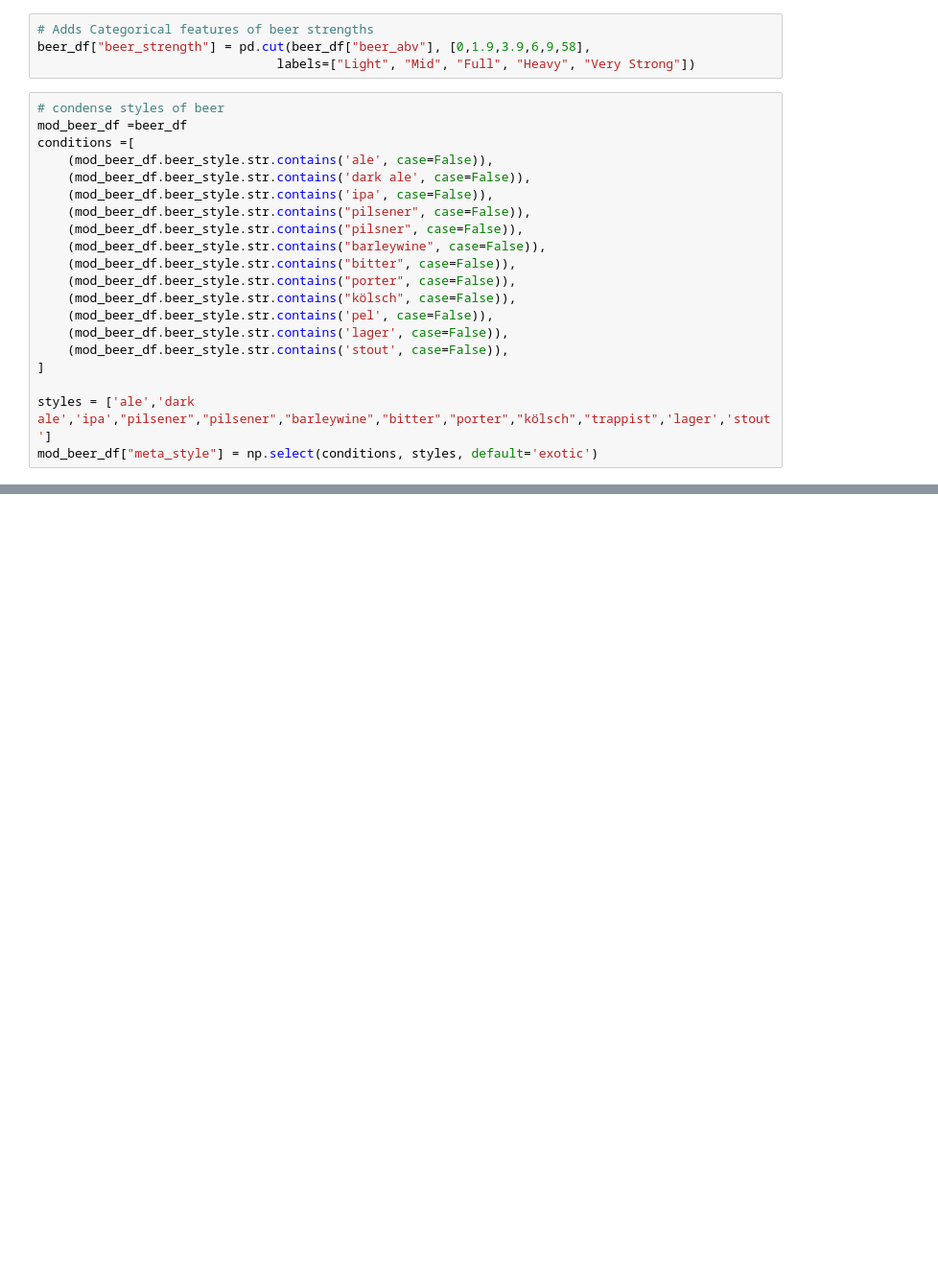
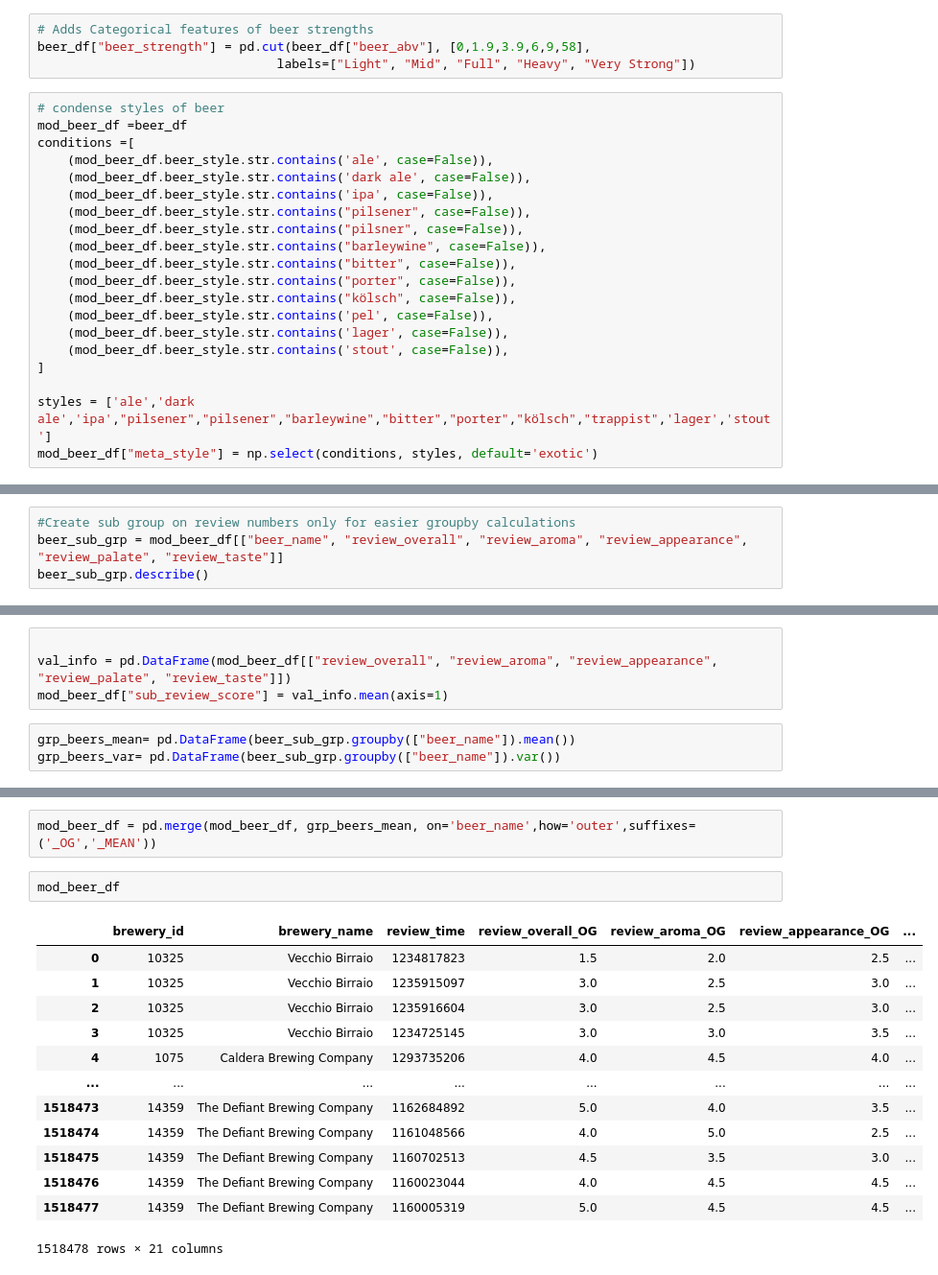
Before and after one commit to mactzu/PredictivePandas, a Jupyter notebook: work/eamonn/Beer_feature_add.ipynb, the cells around one changed output, grey strips where cells are left out. Shown at 96% size. Cells and saved outputs as stored; diff of their text form; blank space fills up the shorter version.

```diff
--- a/work/eamonn/Beer_feature_add.ipynb
+++ b/work/eamonn/Beer_feature_add.ipynb
@@ -59,0 +65,4 @@ create features STD, mean
+# %%
+#Create sub group on review numbers only for easier groupby calculations
+beer_sub_grp = mod_beer_df[["beer_name", "review_overall", "review_aroma", "review_appearance", "review_palate", "review_taste"]]
+beer_sub_grp.describe()
@@ -59,0 +79,7 @@ create features STD, mean
+# %%
+
+val_info = pd.DataFrame(mod_beer_df[["review_overall", "review_aroma", "review_appearance", "review_palate", "review_taste"]])
+mod_beer_df["sub_review_score"] = val_info.mean(axis=1)
+# %%
+grp_beers_mean= pd.DataFrame(beer_sub_grp.groupby(["beer_name"]).mean())
+grp_beers_var= pd.DataFrame(beer_sub_grp.groupby(["beer_name"]).var())
@@ -59,0 +95,18 @@ create features STD, mean
+# %%
+mod_beer_df = pd.merge(mod_beer_df, grp_beers_mean, on='beer_name',how='outer',suffixes=('_OG','_MEAN'))
+# %%
+mod_beer_df
+# %% [output]
+|  | brewery_id | brewery_name | review_time | review_overall_OG | review_aroma_OG | review_appearance_OG | ... |
+| 0 | 10325 | Vecchio Birraio | 1234817823 | 1.5 | 2.0 | 2.5 | ... |
+| 1 | 10325 | Vecchio Birraio | 1235915097 | 3.0 | 2.5 | 3.0 | ... |
+| 2 | 10325 | Vecchio Birraio | 1235916604 | 3.0 | 2.5 | 3.0 | ... |
+| 3 | 10325 | Vecchio Birraio | 1234725145 | 3.0 | 3.0 | 3.5 | ... |
+| 4 | 1075 | Caldera Brewing Company | 1293735206 | 4.0 | 4.5 | 4.0 | ... |
+| ... | ... | ... | ... | ... | ... | ... | ... |
+| 1518473 | 14359 | The Defiant Brewing Company | 1162684892 | 5.0 | 4.0 | 3.5 | ... |
+| 1518474 | 14359 | The Defiant Brewing Company | 1161048566 | 4.0 | 5.0 | 2.5 | ... |
+| 1518475 | 14359 | The Defiant Brewing Company | 1160702513 | 4.5 | 3.5 | 3.0 | ... |
+| 1518476 | 14359 | The Defiant Brewing Company | 1160023044 | 4.0 | 4.5 | 4.5 | ... |
+| 1518477 | 14359 | The Defiant Brewing Company | 1160005319 | 5.0 | 4.5 | 4.5 | ... |
+1518478 rows × 21 columns
```
Also changed, not shown: parts of 12 cells of this notebook, 1 other file.
